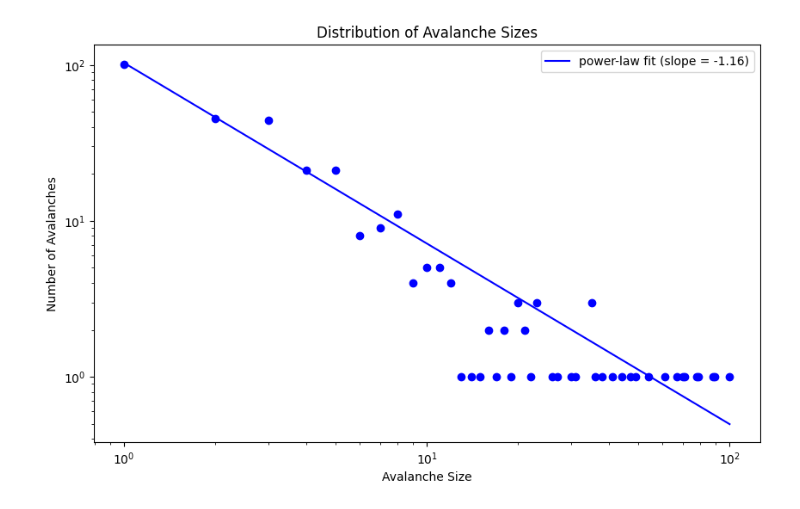
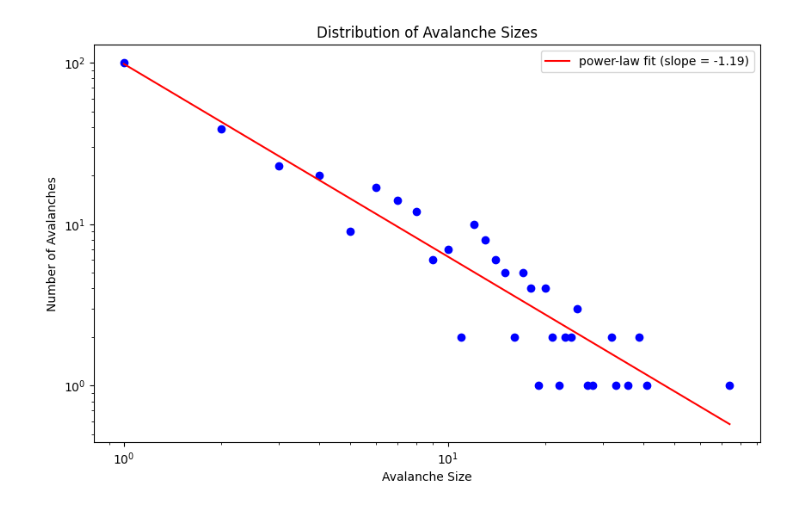
Before and after one commit to SuperAileen/CCS-2024-Group20, a Jupyter notebook: soc_network.ipynb, the cells around one changed output. Cells and saved outputs as stored; diff of their text form; code cells hidden in the pictures.

Commit message:
update network 0126

```diff
--- a/soc_network.ipynb
+++ b/soc_network.ipynb
@@ -57,75 +208,6 @@ Ith = 1
 # %%
-# Create network
-network = nx.watts_strogatz_graph(N, 4, 0.4)
-
-# Initialize agent attributes
-agents = np.zeros(N, dtype=[('type', 'U10'), ('wealth', 'f8'), ('money', 'f8'), ('quantity', 'f8'), ('expected_price', 'f8'), ('decision', 'U10'), ('info', 'f8')])
-for i in range(N):
-    agents[i] = (np.random.choice(['fund', 'chart']), W[i], M, Q, np.random.uniform(low=50, high=150), np.random.choice(['buy', 'sell', 'hold']), np.random.uniform(0, Ith))
-
-# Initialize a dictionary to store the number of agents in each state before the simulation starts
-state_counts = {'buy': [], 'sell': [], 'hold': []}
-info_counts = []  # List to store the count of agents with info > 1 at each time step
-
-actual_price = 100
-
-def propagate_info(agent_index, agents, network, ALPHA, Ith, info_counts):
-    agent = agents[agent_index]
-    neighbors = list(network.neighbors(agent_index))
-    if agent['info'] >= Ith:
-        N_nn = len(neighbors)
-        info_counts[-1] += 1
-        store_info = agent['info']
-        agent['info'] = 0
-        for neighbor in neighbors:
-            agents[neighbor]['info'] += (ALPHA / N_nn) * store_info
-            agents[neighbor]['info'] = min(agents[neighbor]['info'], np.finfo(float).max)
-            if agents[neighbor]['info'] >= Ith:
-                agents[neighbor]['decision'] = agent['decision']
-                propagate_info(neighbor, agents, network, ALPHA, Ith, info_counts)  # Recursive call
-
-
-# Simulate market dynamics
-for t in range(1, 10000):  # Assume 100 time steps for the simulation
-    # Update agent states and trading decisions
-    info_count = 0  # Counter for agents with info > 1
-    info_counts.append(info_count)
-    copy_agents = agents # for the step [0, (I_th - I_max(t))]
-    for i, agent in enumerate(agents):
-        # Increase information assets
-#         print("Ith - I_max:", Ith - max(agents['info']))
-        agent['info'] += np.random.uniform(0, (Ith - max(copy_agents['info'])))
-        # Update expected price and actual price for each agent at each time step
-        agent['expected_price'] = np.random.uniform(low=50, high=150)
-
-
-    for i, agent in enumerate(agents):
-        if agent['type'] == 'fund':
-            # Fundamentalist agents buy if price is lower than fundamental price, sell if higher
-            price_difference = agent['expected_price'] - actual_price
-            if abs(price_difference) < TAO:
-                # If the expected price is within the threshold TAO, hold
-                agent['decision'] = 'hold'
-            elif price_difference > TAO and agent['money'] > 0:
-                # If the expected price is sufficiently greater than the actual price and the agent has money, buy
-                agent['decision'] = 'buy'
-            elif price_difference < -TAO and agent['quantity'] > 0:
-                # If the expected price is sufficiently lower than the actual price and the agent has the asset, sell
-                agent['decision'] = 'sell'
-
-    # Information dissemination and agent interaction
-    for i, agent in enumerate(agents):
-        propagate_info(i, agents, network, ALPHA, Ith, info_counts)
-
-    # Update state counts
-    current_state_counts = {'buy': 0, 'sell': 0, 'hold': 0}
-    for agent in agents:
-        current_state_counts[agent['decision']] += 1
-    for state in state_counts:
-        state_counts[state].append(current_state_counts[state])
-
 # Filter out the time steps where no avalanche occurred
-avalanche_sizes = np.array(info_counts)
+avalanche_sizes = np.array(market.info_counts)
 avalanche_sizes = avalanche_sizes[avalanche_sizes > 0]
 
 # Calculate the unique avalanche sizes and their counts
@@ -133,37 +215,32 @@ avalanche_sizes, counts = np.unique(avalanche_sizes, return_counts=True)
 
 # Define the power-law function for fitting
 def power_law(x, a, b):
     return a * np.power(x, b)
 
 # Fit the power-law curve to the data
 params, _ = curve_fit(power_law, avalanche_sizes, counts)
 
 # Unpack fitting parameters for plotting
 a, b = params
 
-# Create a log-log plot of the avalanche sizes and their counts
 plt.figure(figsize=(10, 6))
 plt.scatter(avalanche_sizes, counts, color='blue')  # Scatter plot of the raw data
 
 # Generate points for the fitted line
 fitted_line = power_law(avalanche_sizes, a, b)
 
 # Plot the fitted line
-plt.plot(avalanche_sizes, fitted_line, label=f'power-law fit (slope = {b:.2f})', color='blue')
+plt.plot(avalanche_sizes, fitted_line, label=f'power-law fit (slope = {b:.2f})', color='red')
 
 # Set the plot to log-log scale
 plt.xscale('log')
 plt.yscale('log')
 
-# Label the axes and add a title
 plt.xlabel('Avalanche Size')
 plt.ylabel('Number of Avalanches')
 plt.title('Distribution of Avalanche Sizes')
 
-# Add a legend
 plt.legend()
-
-# Show the plot
 plt.show()
 # %% [output]
-[figure, old version]
+[figure, new version]
```
Also changed, not shown: parts of 5 cells of this notebook.
